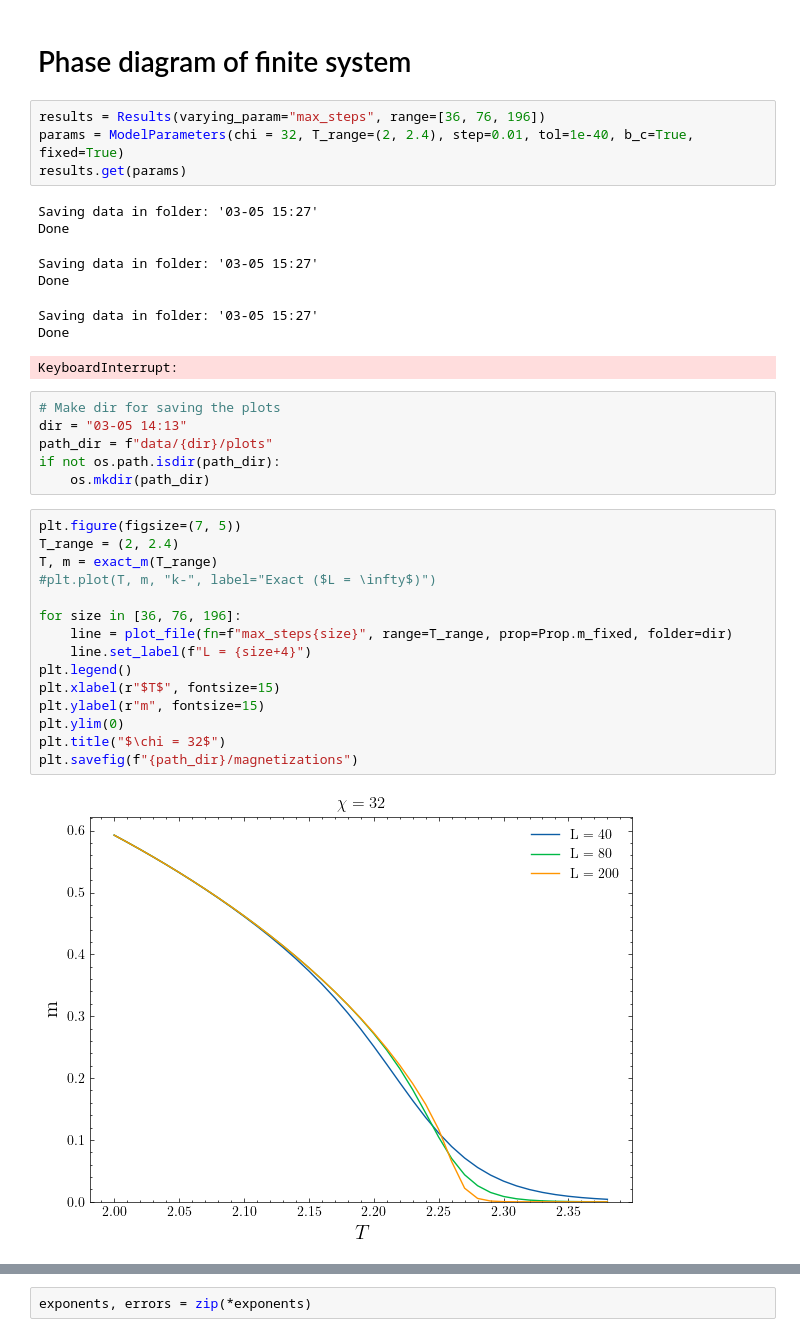
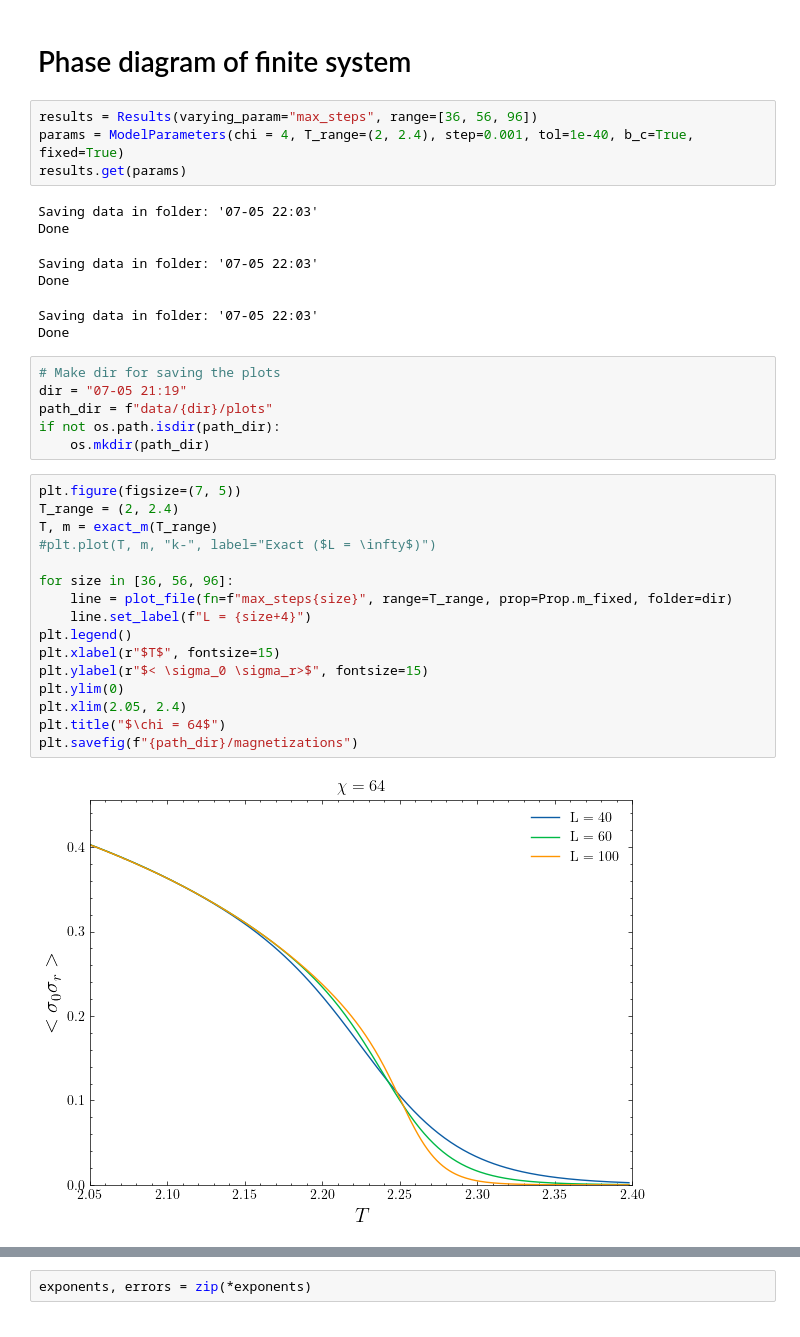
Before and after one commit to DerkNiessink/Blume, a Jupyter notebook: L_scaling.ipynb, the cells around one changed output, grey strips where cells are left out. Cells and saved outputs as stored; diff of their text form.

Commit message:
Blume-Capel modelgit add test!

```diff
--- a/L_scaling.ipynb
+++ b/L_scaling.ipynb
@@ -68,37 +43,37 @@ plt.show()
 # %% [markdown]
 # Phase diagram of finite system
 # %%
-results = Results(varying_param="max_steps", range=[36, 76, 196])
-params = ModelParameters(chi = 32, T_range=(2, 2.4), step=0.01, tol=1e-40, b_c=True, fixed=True)
+results = Results(varying_param="max_steps", range=[36, 56, 96])
+params = ModelParameters(chi = 4, T_range=(2, 2.4), step=0.001, tol=1e-40, b_c=True, fixed=True)
 results.get(params)
 # %% [output]
-Saving data in folder: '03-05 15:27'
+Saving data in folder: '07-05 22:03'
 Done
-Saving data in folder: '03-05 15:27'
+Saving data in folder: '07-05 22:03'
 Done
-Saving data in folder: '03-05 15:27'
+Saving data in folder: '07-05 22:03'
 Done
-KeyboardInterrupt:
 # %%
 # Make dir for saving the plots
-dir = "03-05 14:13"
+dir = "07-05 21:19"
 path_dir = f"data/{dir}/plots"
 if not os.path.isdir(path_dir):
     os.mkdir(path_dir)
 # %%
 plt.figure(figsize=(7, 5))
 T_range = (2, 2.4)
 T, m = exact_m(T_range)
 #plt.plot(T, m, "k-", label="Exact ($L = \infty$)")
 
-for size in [36, 76, 196]:
+for size in [36, 56, 96]:
     line = plot_file(fn=f"max_steps{size}", range=T_range, prop=Prop.m_fixed, folder=dir)
     line.set_label(f"L = {size+4}")
 plt.legend()
 plt.xlabel(r"$T$", fontsize=15)
-plt.ylabel(r"m", fontsize=15)
+plt.ylabel(r"$< \sigma_0 \sigma_r>$", fontsize=15)
 plt.ylim(0)
-plt.title("$\chi = 32$")
+plt.xlim(2.05, 2.4)
+plt.title("$\chi = 64$")
 plt.savefig(f"{path_dir}/magnetizations")
 # %% [output]
-[figure, old version]
+[figure, new version]
```
Also changed, not shown: parts of 18 cells of this notebook, 15 other files.
